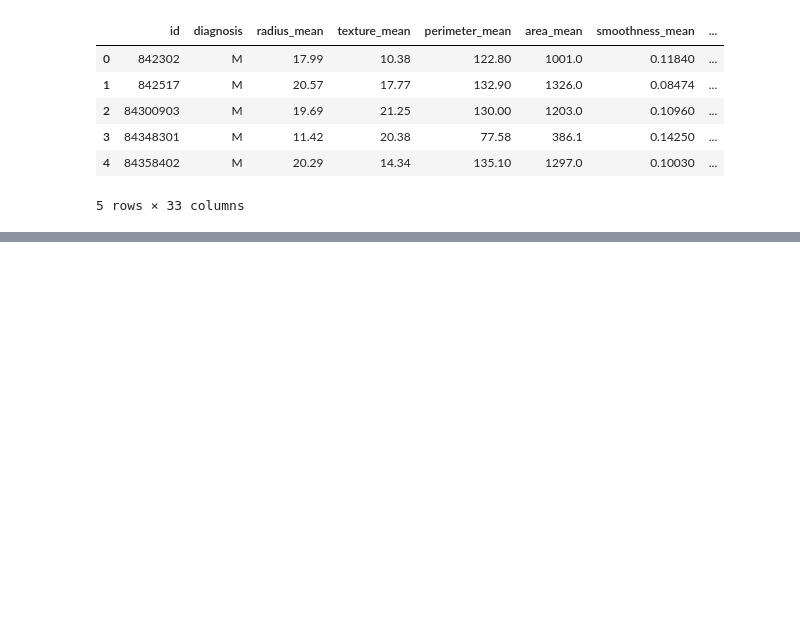
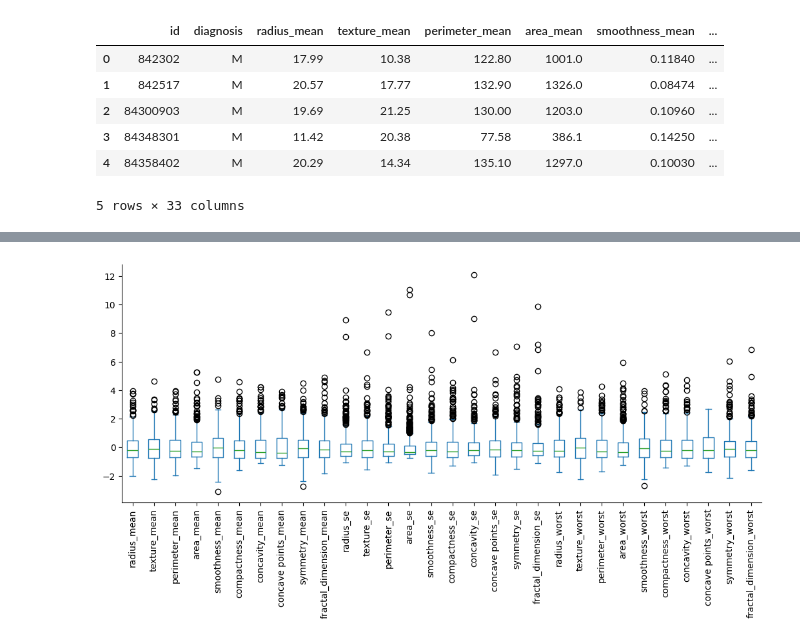
Before and after one commit to guipradow/perceptron_breast_cancer, a Jupyter notebook: notebook/breast_cancer.ipynb, the cells around one changed output, grey strips where cells are left out. Saved outputs shown, nothing was run; the diff lists cells and outputs as text; code cells hidden in the pictures; blank space fills up the shorter version.

```diff
--- a/notebook/breast_cancer.ipynb
+++ b/notebook/breast_cancer.ipynb
@@ -39,0 +136,9 @@ df_raw.head()
+# %%
+# Verifica a existência de outliers (método IQR)
+num_cols = df_raw.select_dtypes('number').columns  # Seleciona as colunas numéricas
+fig, ax = plt.subplots(figsize=(6.4*2, 4.8))
+df_raw[num_cols].apply(scale).plot.box(ax=ax)
+plt.xticks(rotation=90)
+sns.despine();
+# %% [output]
+[figure, added]
```
Also changed, not shown: parts of 17 cells of this notebook, 1 other file.
